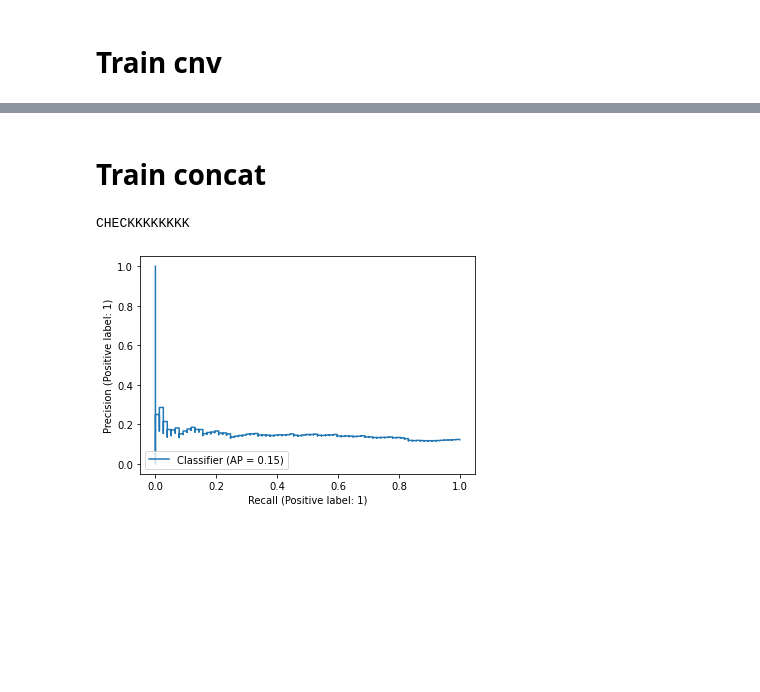
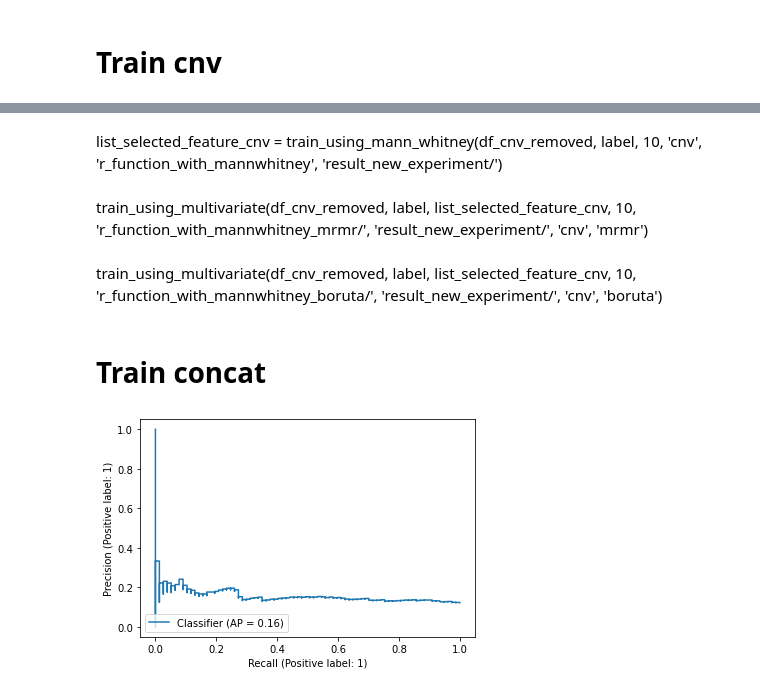
Before and after one commit to aleberans/Analisi-dati-multi-omici-per-la-predizione-della-prognosi-di-pazienti-oncologici, a Jupyter notebook: Experiments_using_RFunction_mannwhtiney_and_multivariate_feature_selection.ipynb, the cells around one changed output, grey strips where cells are left out. Saved outputs shown, nothing was run; the diff lists cells and outputs as text; code cells hidden in the pictures; blank space fills up the shorter version.

Commit message:
push result and relative code

```diff
--- a/Experiments_using_RFunction_mannwhtiney_and_multivariate_feature_selection.ipynb
+++ b/Experiments_using_RFunction_mannwhtiney_and_multivariate_feature_selection.ipynb
@@ -511,5 +531,5 @@ KeyboardInterrupt:
 # %%
-train_using_multivariate(df_mrna_removed, label, list_selected_feature, 10,
+train_using_multivariate(df_mrna_removed, label, list_selected_feature_mrna, 10,
                          'r_function_with_mannwhitney_mrmr/',
                          'result_new_experiment/',
                          'mrna',
@@ -519,5 +726,5 @@ AttributeError: 'str' object has no attribute 'values'
 # %%
-train_using_multivariate(df_mrna_removed, label, list_selected_feature, 10,
+train_using_multivariate(df_mrna_removed, label, list_selected_feature_mrna, 10,
                          'r_function_with_mannwhitney_boruta/',
                          'result_new_experiment/',
                          'mrna',
@@ -533,12 +922,0 @@ list_selected_feature = train_using_mann_whitney(df_cnv_removed, label, 10, 'cnv
-# %%
-train_using_multivariate(df_cnv_removed, label, list_selected_feature, 10,
-                         'r_function_with_mannwhitney_mrmr/',
-                         'result_new_experiment/',
-                         'cnv',
-                         'mrmr')
-# %%
-train_using_multivariate(df_cnv_removed, label, list_selected_feature, 10,
-                         'r_function_with_mannwhitney_boruta/',
-                         'result_new_experiment/',
-                         'cnv',
-                         'boruta')
@@ -610,8 +923,21 @@ You can try to debug the error by setting error_score='raise'.
+# %% [markdown]
+list_selected_feature_cnv = train_using_mann_whitney(df_cnv_removed, label, 10, 'cnv', 'r_function_with_mannwhitney', 'result_new_experiment/')
+# %% [markdown]
+train_using_multivariate(df_cnv_removed, label, list_selected_feature_cnv, 10,
+                         'r_function_with_mannwhitney_mrmr/',
+                         'result_new_experiment/',
+                         'cnv',
+                         'mrmr')
+# %% [markdown]
+train_using_multivariate(df_cnv_removed, label, list_selected_feature_cnv, 10,
+                         'r_function_with_mannwhitney_boruta/',
+                         'result_new_experiment/',
+                         'cnv',
+                         'boruta')
 # %% [markdown]
 # Train concat
 # %%
-list_selected_feature = train_using_mann_whitney(df_concat_removed, label, 10, 'concat', 'r_function_with_mannwhitney', 'result_new_experiment/')
+list_selected_feature_concat = train_using_mann_whitney(df_concat_removed, label, 10, 'concat', 'r_function_with_mannwhitney', 'result_new_experiment/')
 # %% [output]
-CHECKKKKKKKK
-[figure, old version]
+[figure, new version]
 # %%
```
Also changed, not shown: parts of 24 cells of this notebook, 16 other files.
